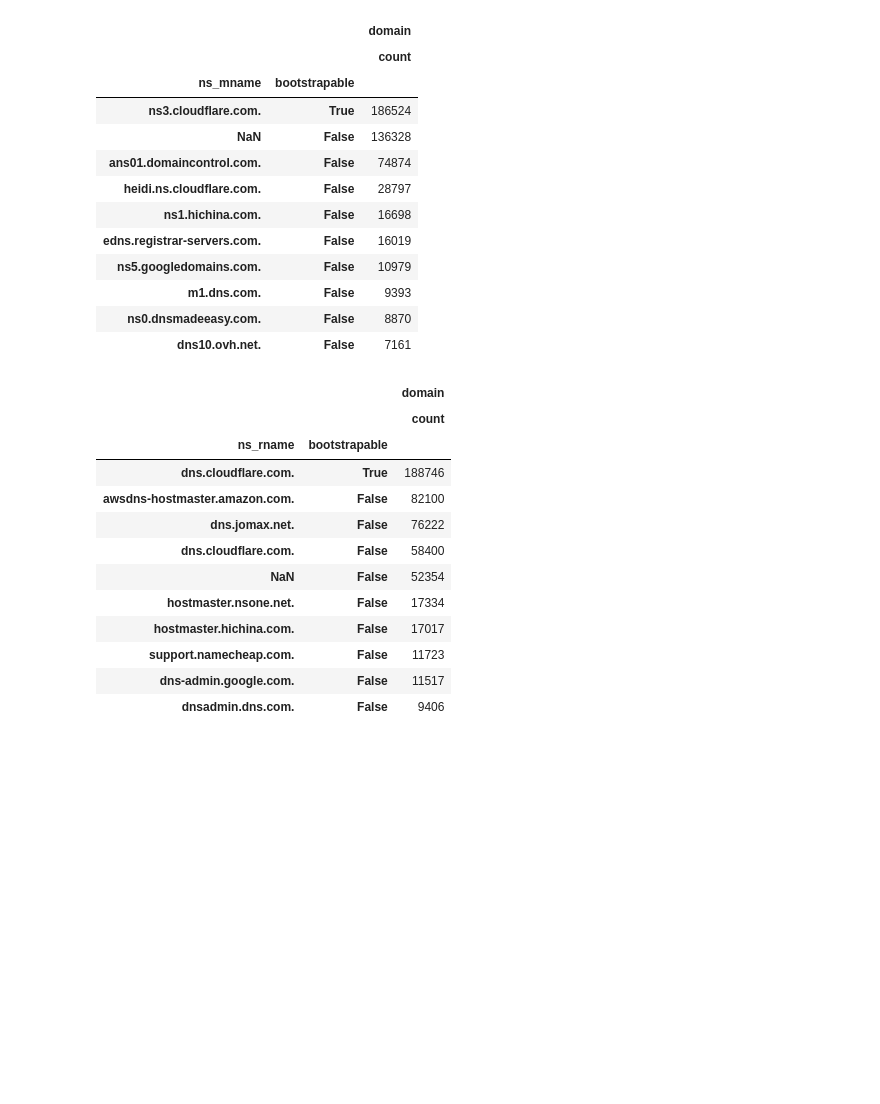
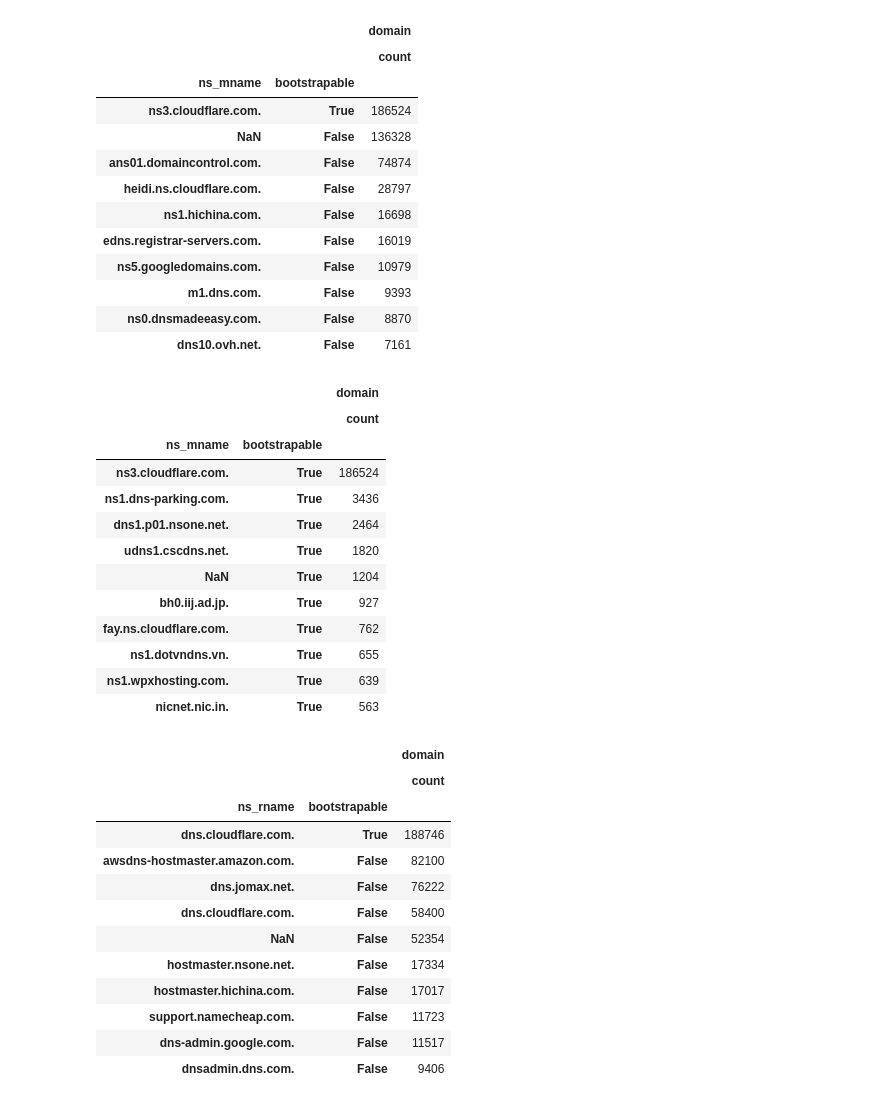
Before and after one commit to nils-wisiol/dns-secure-ns-zone, a Jupyter notebook: Analysis.ipynb, the cells around one changed output. Saved outputs shown, nothing was run; the diff lists cells and outputs as text; code cells hidden in the pictures; blank space fills up the shorter version.

```diff
--- a/Analysis.ipynb
+++ b/Analysis.ipynb
@@ -112,6 +112,22 @@ data.groupby(['ns_mname', 'bootstrapable'], dropna=False).agg({'domain': ['count
 | m1.dns.com. | False | 9393 |
 | ns0.dnsmadeeasy.com. | False | 8870 |
 | dns10.ovh.net. | False | 7161 |
+# %%
+data[data['bootstrapable']].groupby(['ns_mname', 'bootstrapable'], dropna=False).agg({'domain': ['count']}).sort_values(('domain', 'count'), ascending=False).head(10)
+# %% [output]
+|  |  | domain |
+|  |  | count |
+| ns_mname | bootstrapable |  |
+| ns3.cloudflare.com. | True | 186524 |
+| ns1.dns-parking.com. | True | 3436 |
+| dns1.p01.nsone.net. | True | 2464 |
+| udns1.cscdns.net. | True | 1820 |
+| NaN | True | 1204 |
+| bh0.iij.ad.jp. | True | 927 |
+| fay.ns.cloudflare.com. | True | 762 |
+| ns1.dotvndns.vn. | True | 655 |
+| ns1.wpxhosting.com. | True | 639 |
+| nicnet.nic.in. | True | 563 |
 # %%
 data.groupby(['ns_rname', 'bootstrapable'], dropna=False).agg({'domain': ['count']}).sort_values(('domain', 'count'), ascending=False).head(10)
 # %% [output]
```
Also changed, not shown: parts of 2 cells of this notebook.
